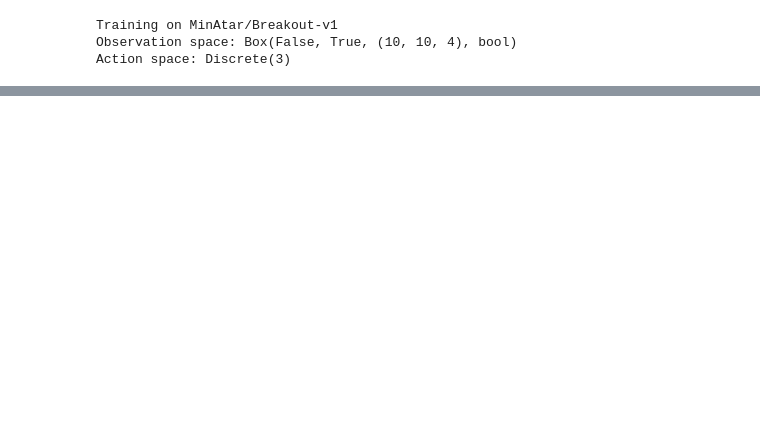
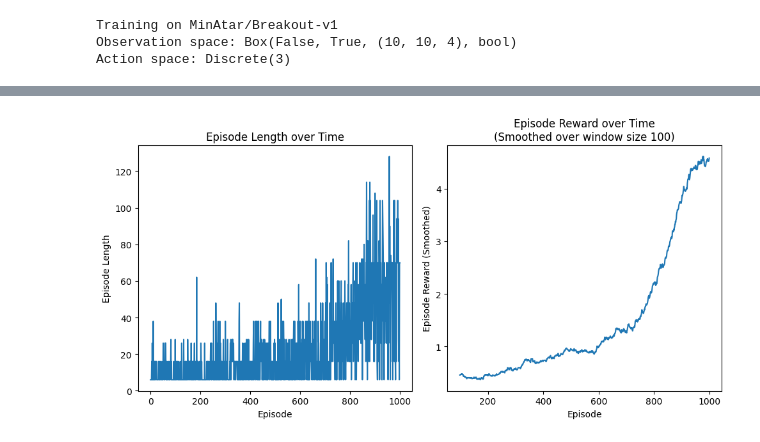
Before and after one commit to iamjumshaid/rl-project, a Jupyter notebook: Playground.ipynb, the cells around one changed output, grey strips where cells are left out. Cells and saved outputs as stored; diff of their text form; code cells hidden in the pictures; blank space fills up the shorter version.

```diff
--- a/Playground.ipynb
+++ b/Playground.ipynb
@@ -80,0 +72,4 @@ Episode 1000 of 1000  Time Step: 42494  Epsilon: 0.050
+# %%
+plot_episode_stats(base_agent_stats, smoothing_window=100)
+# %% [output]
+[figure, added]
```
Also changed, not shown: parts of 16 cells of this notebook, 15 other files.
